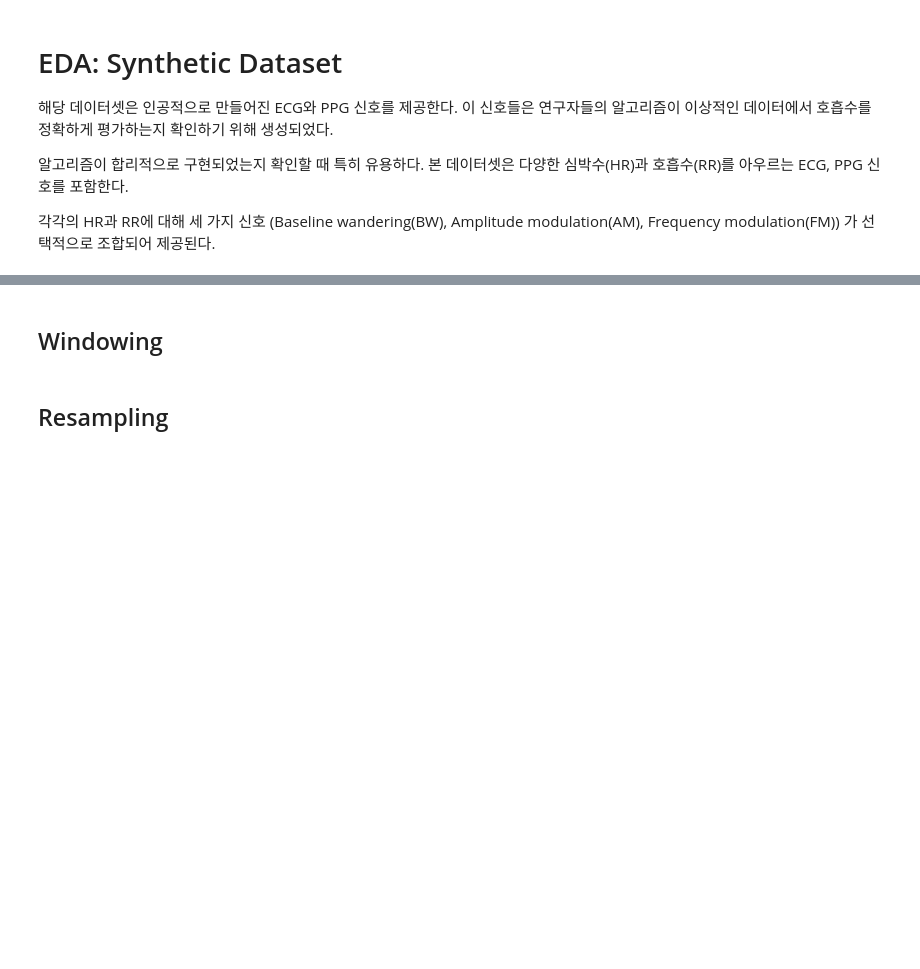
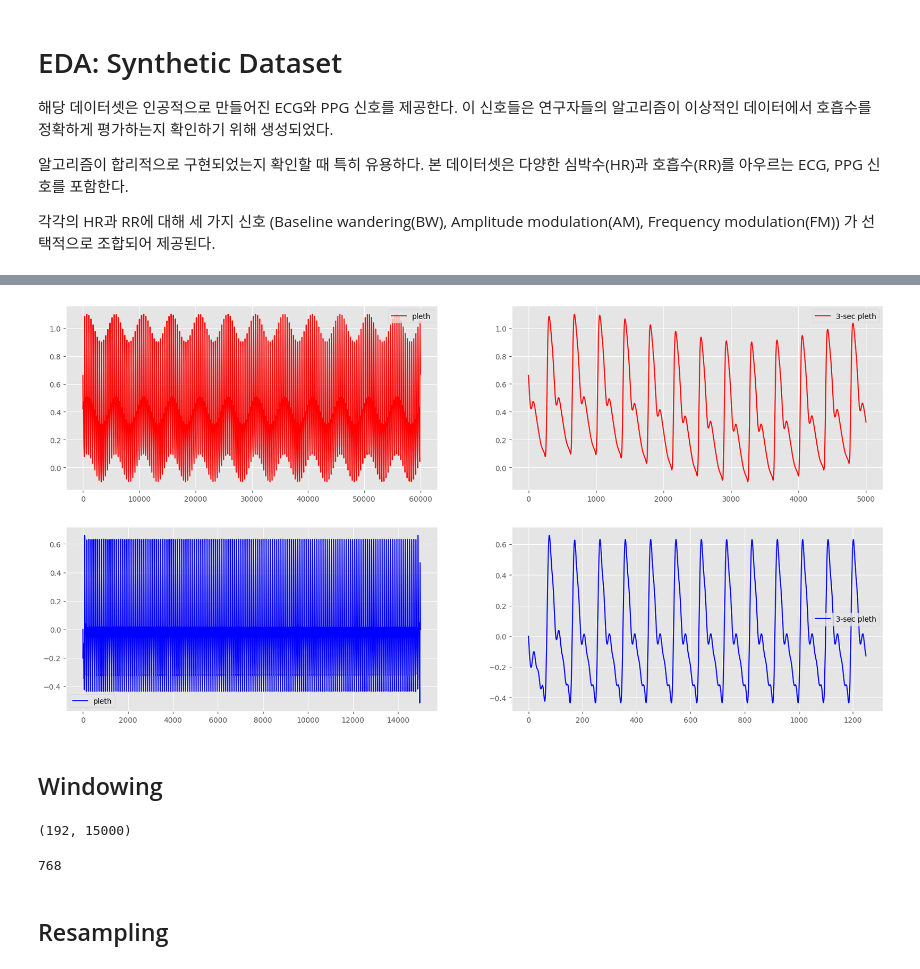
Before and after one commit to Noritheyellow/Project-RRpo-2ndStudy, a Jupyter notebook: src/12_EDA_rrest_syn.ipynb, the cells around one changed output, grey strips where cells are left out. Saved outputs shown, nothing was run; the diff lists cells and outputs as text; code cells hidden in the pictures; blank space fills up the shorter version.

```diff
--- a/src/12_EDA_rrest_syn.ipynb
+++ b/src/12_EDA_rrest_syn.ipynb
@@ -47,18 +70,46 @@ print(pleth.shape, len(resp))
+# %%
+# Filtering
+taps = signal.firwin(numtaps=400, cutoff=[0.5, 8.0], window='hamming', pass_zero=False, fs=125)
+w, h = signal.freqz(taps)
+
+pool = multiprocessing.Pool(processes=40)
+filtered_pleth = pool.starmap(signal.filtfilt, [(taps, 1.0, p) for p in pleth125])
+pool.close()
+pool.join()
+filtered_pleth = np.asarray(filtered_pleth)
+# %%
+fig, axs = plt.subplots(2,2,figsize=(20,10))
+axs[0][0].plot(pleth[1], label='pleth', color='r')
+axs[0][0].legend()
+axs[0][1].plot(pleth[1][0:500*10], label='3-sec pleth', color='r')
+axs[0][1].legend()
+axs[1][0].plot(filtered_pleth[1], label='pleth', color='b')
+axs[1][0].legend()
+axs[1][1].plot(filtered_pleth[1][0:125*10], label='3-sec pleth', color='b')
+axs[1][1].legend()
+plt.show()
+# %% [output]
+[figure, added]
 # %% [markdown]
 ## Windowing
+# %%
+filtered_pleth.shape
+# %% [output]
+(192, 15000)
 # %%
 # Windowing
+fs = 125
 dataset = []
-shift_factor = 3
-window_size = fs * 60 # 30000
-shift = int(window_size/shift_factor) # 10000
-samples_len = len(pleth) # 196
+shift_factor = 4
+window_size = fs * 60 # 125*60=7500
+shift = int(window_size/shift_factor) # 1875
+samples_len = len(filtered_pleth) # 196
 
-shift_n_times = int((pleth.shape[1]-window_size)/shift)
-new_resp = np.repeat(resp, shift_n_times) # 192 * 7
+shift_n_times = int((filtered_pleth.shape[1]-window_size)/shift)
+new_resp = np.repeat(resp, shift_n_times) # 192 * 4
 
 for i in range(samples_len):
-    sliced_pleth = [pleth[0+(shift*i):window_size+(shift*i)] for i in range(shift_n_times)]
+    sliced_pleth = [filtered_pleth[0+(shift*i):window_size+(shift*i)] for i in range(shift_n_times)]
     matched_resp = [resp[i]] * shift_n_times
 
     for i in range(shift_n_times):
@@ -67,6 +118,8 @@ for i in range(samples_len):
         temp.append(matched_resp[i])
         dataset.append(temp)
 
-len(dataset) # 192*7
+len(dataset) # 192*7 PLETH-RESP
+# %% [output]
+768
 # %% [markdown]
 ## Resampling
```
Also changed, not shown: parts of 11 cells of this notebook, 18 other files.
